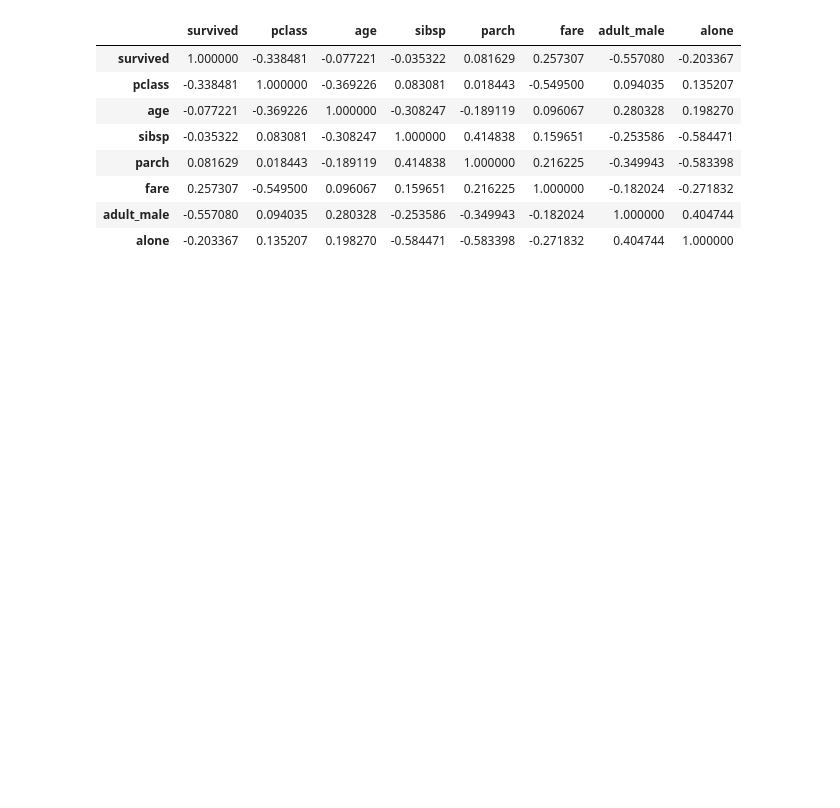
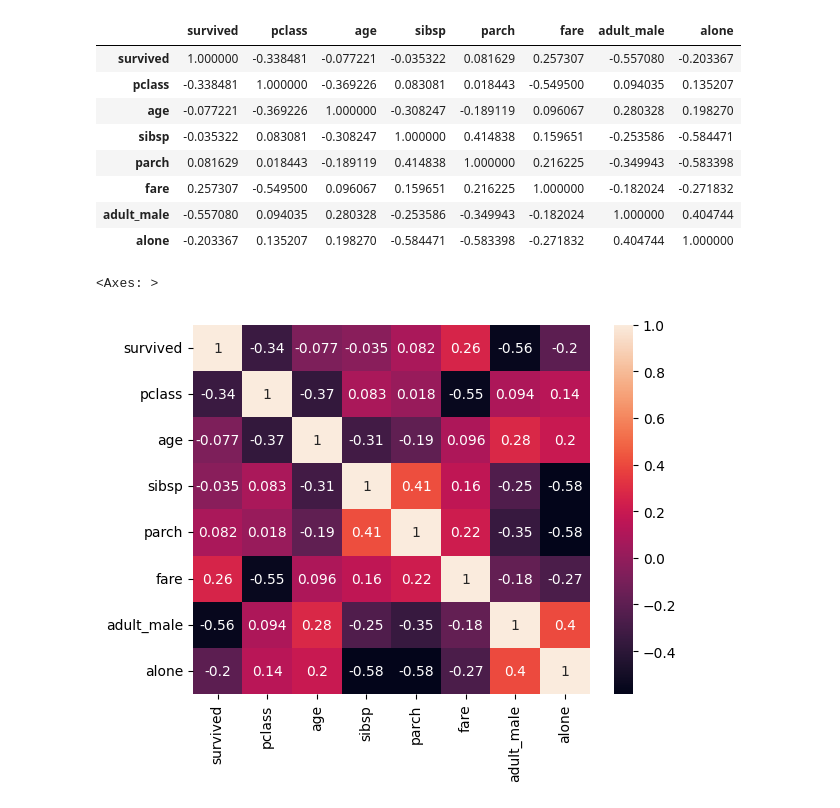
Before and after one commit to Sudhanshugupta26/pandas_code, a Jupyter notebook: pandas2.ipynb, the cells around one changed output. Drawn from its saved outputs; the diff is of its cells as text; code cells hidden in the pictures; blank space fills up the shorter version.

```diff
--- a/pandas2.ipynb
+++ b/pandas2.ipynb
@@ -16,3 +16,8 @@ df.corr()
 | fare | 0.257307 | -0.549500 | 0.096067 | 0.159651 | 0.216225 | 1.000000 | -0.182024 | -0.271832 |
 | adult_male | -0.557080 | 0.094035 | 0.280328 | -0.253586 | -0.349943 | -0.182024 | 1.000000 | 0.404744 |
 | alone | -0.203367 | 0.135207 | 0.198270 | -0.584471 | -0.583398 | -0.271832 | 0.404744 | 1.000000 |
+# %%
+sns.heatmap(df.corr(),annot=True)
+# %% [output]
+<Axes: >
+[figure, added]
```
